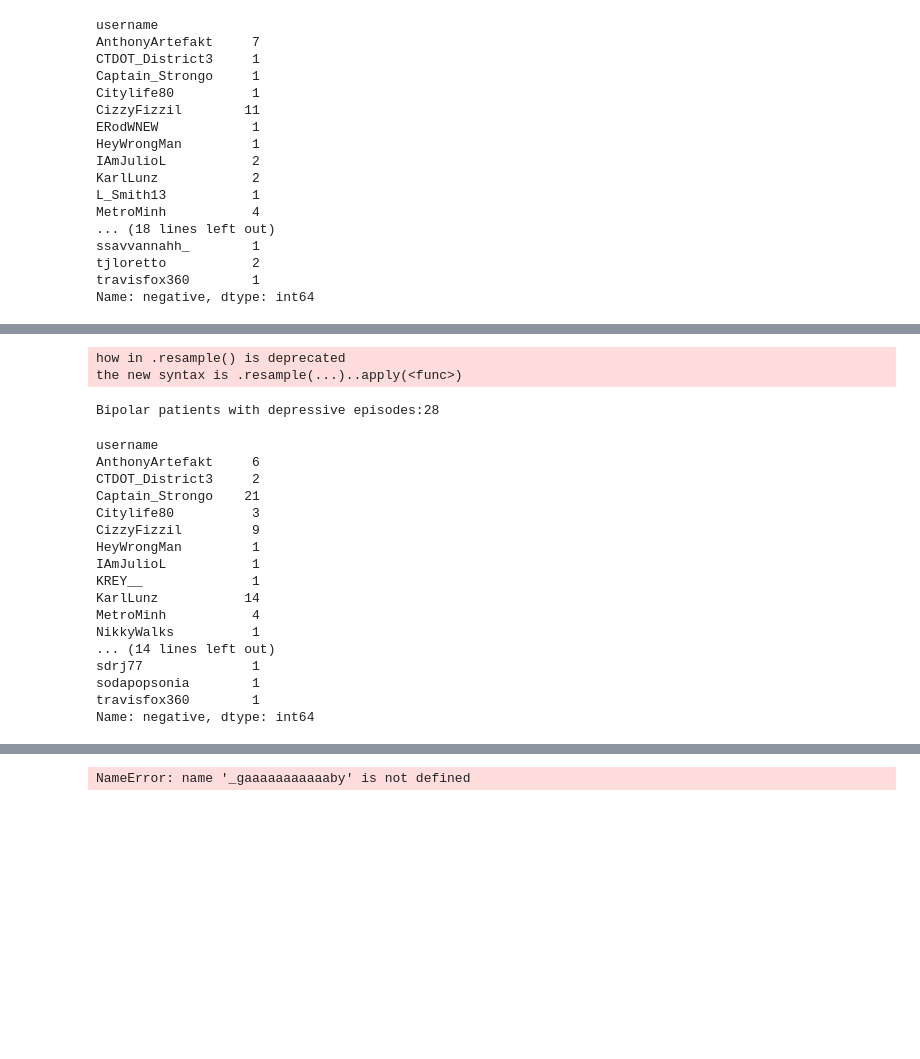
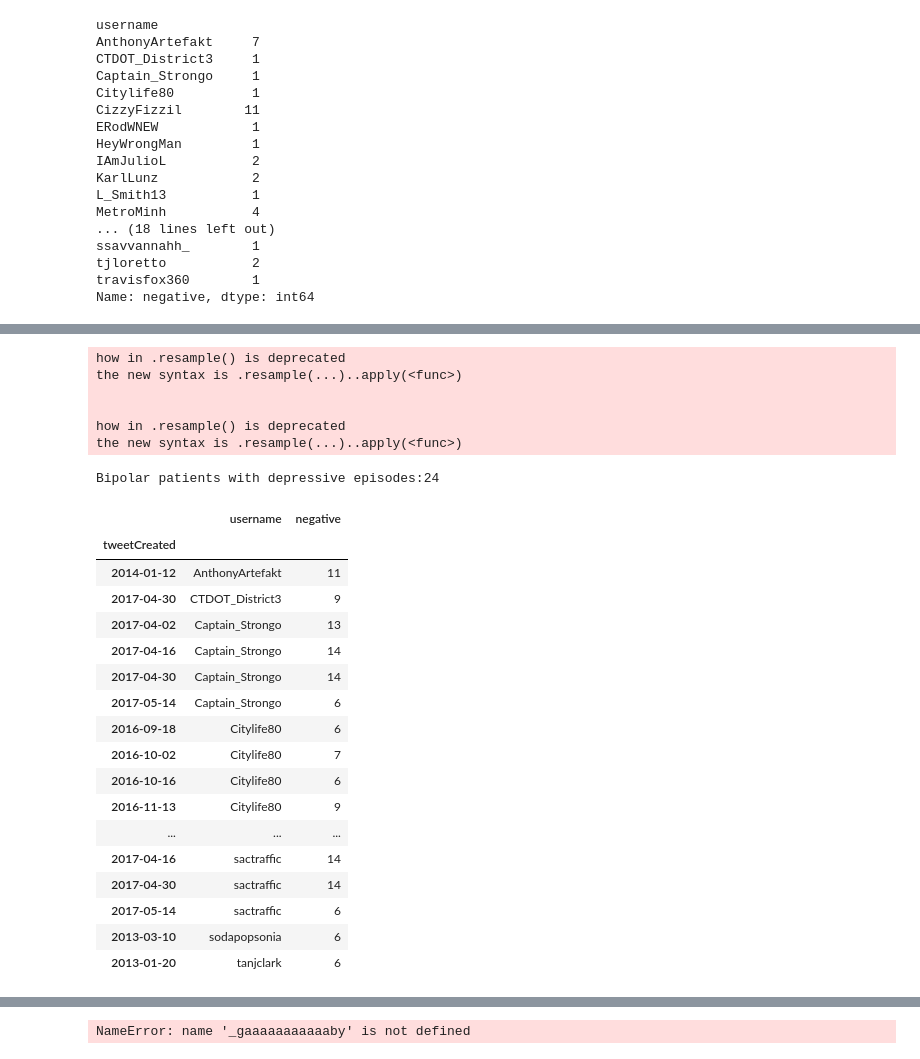
Before and after one commit to nweat/mental-health-research, a Jupyter notebook: patient_tweet_analysis/jupyter_stats/normal_user_feature_labelling.ipynb, the cells around one changed output, grey strips where cells are left out. Saved outputs shown, nothing was run; the diff lists cells and outputs as text; code cells hidden in the pictures; blank space fills up the shorter version.

```diff
--- a/patient_tweet_analysis/jupyter_stats/normal_user_feature_labelling.ipynb
+++ b/patient_tweet_analysis/jupyter_stats/normal_user_feature_labelling.ipynb
@@ -1269,53 +1399,57 @@ Name: negative, dtype: int64
 # %%
-### DEPRESSIVE MOOD MOST OF DAY ATTEMPT 2
+### DEPRESSIVE MOOD MOST OF DAY ATTEMPT 2  - WORKING
 # how many 1 hour periods have more than 5 negative tweets
 
 explore_episodes = features_to_explore[['username','tweetCreated','negative','positive','suicide-words',
                                       'depressive-symptoms','medication-mentions','awareness-hashtags']]
 
 explore_episodes = explore_episodes.set_index('tweetCreated')# reset_index
 explore_episodes.index = pd.to_datetime(explore_episodes.index)
 explore_episodes = explore_episodes.groupby('username').apply(
     lambda explore_episodes: explore_episodes.resample('1D',how={'negative':'sum'})) # sum negative tweets per hour
-explore_episodes = explore_episodes.loc[explore_episodes['negative'] > 10] # keep only days with over 10 negative tweets in that day
+explore_episodes = explore_episodes.loc[explore_episodes['negative'] > 2] # keep only days with over 10 negative tweets in that day
 explore_episodes = explore_episodes.reset_index(level=[0, 1]).set_index('tweetCreated')
 
+
+explore_episodes2 = explore_episodes.groupby('username').apply(
+    lambda explore_episodes: explore_episodes.resample('2W', how={'negative':'count'})) # count hours in a day with over 5 neg tweets
+explore_episodes2 = explore_episodes2.reset_index(level=[0, 1]).set_index('tweetCreated')
+explore_episodes2 = explore_episodes2.loc[explore_episodes2['negative'] > 5] # over 5 days
+
 """
-explore_episodes = explore_episodes.reset_index(level=[0, 1]).set_index('tweetCreated')
-explore_episodes2 = explore_episodes.groupby('username').apply(
-    lambda explore_episodes: explore_episodes.resample('2W', how={'negative':'sum'})) # count hours in a day with over 5 neg tweets
-explore_episodes2 = explore_episodes2.reset_index(level=[0, 1]).set_index('tweetCreated')
-explore_episodes2 = explore_episodes2.loc[explore_episodes2['negative'] > 5] # filter days with over
-
-
 explore_episodes2 = explore_episodes2.loc[explore_episodes2['negative'] > 10] # filter days with over
 
 explore_episodes3 = explore_episodes2.groupby('username').apply(
     lambda explore_episodes2: explore_episodes2.resample('2W', how={'negative':'count'})) # count days within 2 week period that match criteria above
 #explore_episodes2 = explore_episodes2.reset_index(level=[0, 1]).set_index('tweetCreated')
 """
 
-final = explore_episodes.groupby('username')['negative'].count()
+final = explore_episodes2.groupby('username').count()
 print 'Bipolar patients with depressive episodes:' + str(len(final))
-final
+explore_episodes2
 # %% [output]
 how in .resample() is deprecated
 the new syntax is .resample(...)..apply(<func>)
+
+
+how in .resample() is deprecated
+the new syntax is .resample(...)..apply(<func>)
-Bipolar patients with depressive episodes:28
+Bipolar patients with depressive episodes:24
-username
-AnthonyArtefakt     6
-CTDOT_District3     2
-Captain_Strongo    21
-Citylife80          3
-CizzyFizzil         9
-HeyWrongMan         1
-IAmJulioL           1
-KREY__              1
-KarlLunz           14
-MetroMinh           4
-NikkyWalks          1
-... (14 lines left out)
-sdrj77              1
-sodapopsonia        1
-travisfox360        1
-Name: negative, dtype: int64
+|  | username | negative |
+| tweetCreated |  |  |
+| 2014-01-12 | AnthonyArtefakt | 11 |
+| 2017-04-30 | CTDOT_District3 | 9 |
+| 2017-04-02 | Captain_Strongo | 13 |
+| 2017-04-16 | Captain_Strongo | 14 |
+| 2017-04-30 | Captain_Strongo | 14 |
+| 2017-05-14 | Captain_Strongo | 6 |
+| 2016-09-18 | Citylife80 | 6 |
+| 2016-10-02 | Citylife80 | 7 |
+| 2016-10-16 | Citylife80 | 6 |
+| 2016-11-13 | Citylife80 | 9 |
+| ... | ... | ... |
+| 2017-04-16 | sactraffic | 14 |
+| 2017-04-30 | sactraffic | 14 |
+| 2017-05-14 | sactraffic | 6 |
+| 2013-03-10 | sodapopsonia | 6 |
+| 2013-01-20 | tanjclark | 6 |
```
Also changed, not shown: parts of 7 cells of this notebook, 1 other file.
